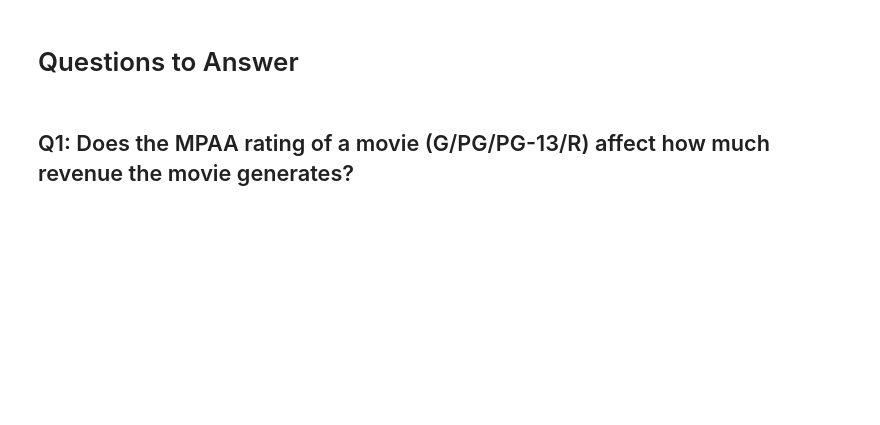
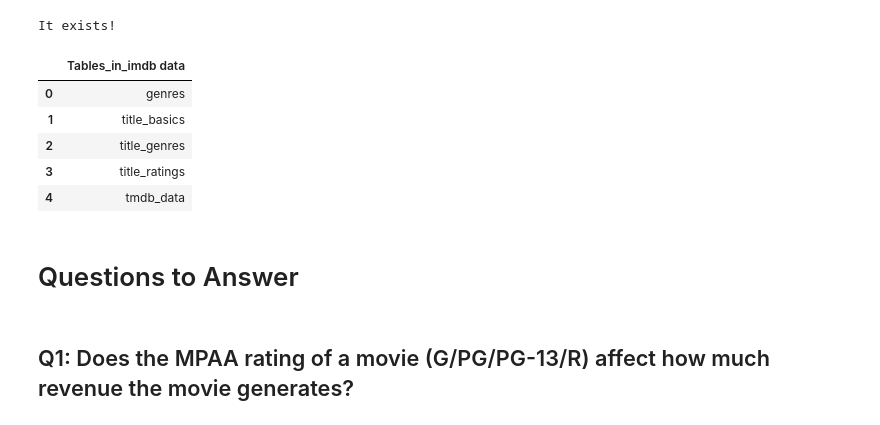
Before and after one commit to hawkeyedatatsai/IMDB-Data, a Jupyter notebook: IMDB Data Part-4.ipynb, the cells around one changed output. Cells and saved outputs as stored; diff of their text form; code cells hidden in the pictures; blank space fills up the shorter version.

```diff
--- a/IMDB Data Part-4.ipynb
+++ b/IMDB Data Part-4.ipynb
@@ -13,7 +14,7 @@ import scipy.stats as stats
 from statsmodels.stats.multicomp import pairwise_tukeyhsd
 import statsmodels.stats.multicomp as mc
 # %%
-connection = f"mysql+pymysql://{'root'}:{urlquote('Hjtsai$$1031')}@localhost/belt-exam"
+connection = f"mysql+pymysql://{'root'}:{urlquote('Hjtsai$$1031')}@localhost/IMDB Data"
 
 # create engine
 engine = create_engine(connection)
@@ -24,9 +25,17 @@ if database_exists(connection):
 else:
     create_database(connection)
     print("The database created!")
+# %% [output]
+It exists!
 # %%
-# check by showing tables in db
-sql = """SHOW TABLES IN movies;
+sql = """SHOW TABLES;
 """
 
 pd.read_sql_query(sql, engine)
+# %% [output]
+|  | Tables_in_imdb data |
+| 0 | genres |
+| 1 | title_basics |
+| 2 | title_genres |
+| 3 | title_ratings |
+| 4 | tmdb_data |
```
Also changed, not shown: parts of 22 cells of this notebook.
